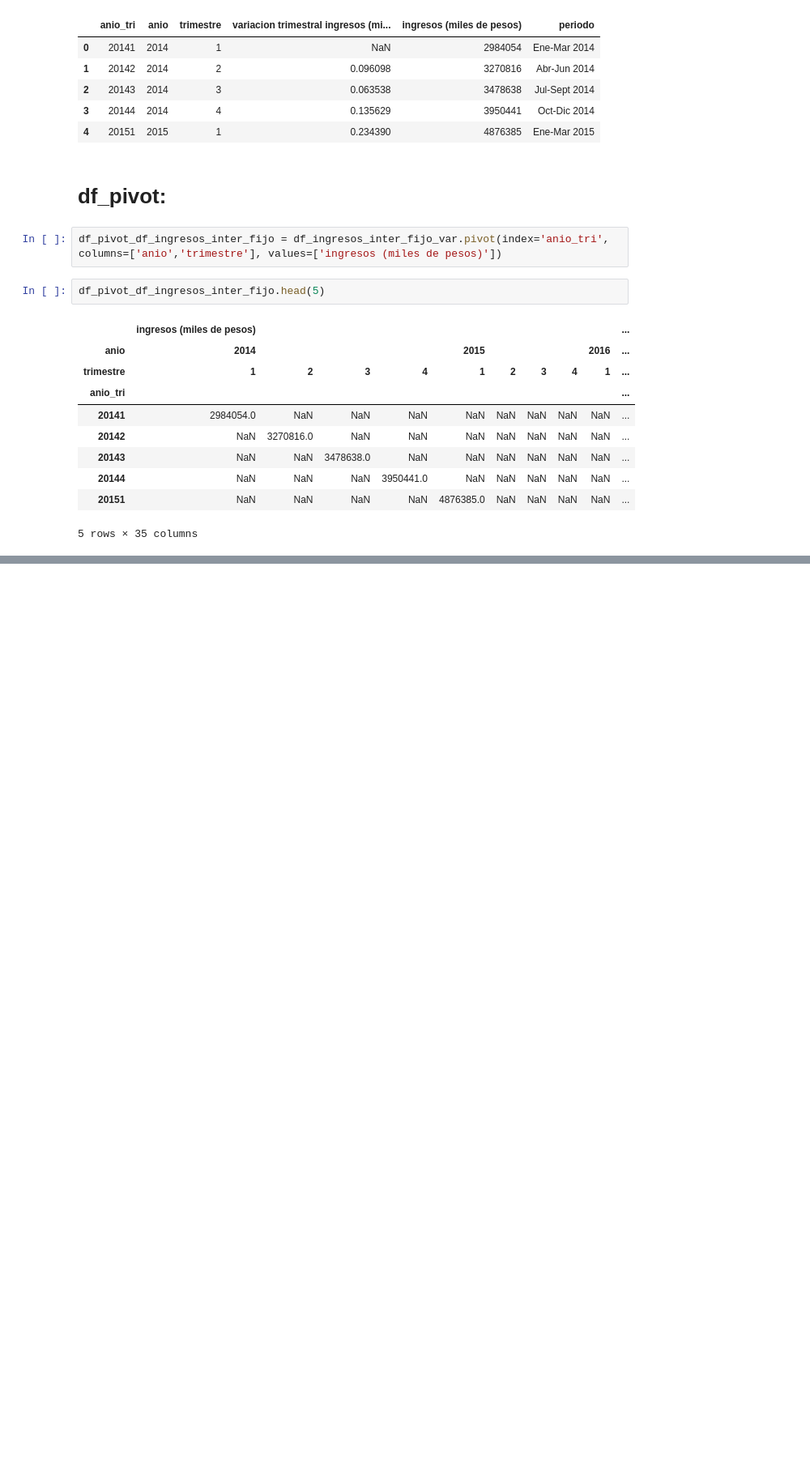
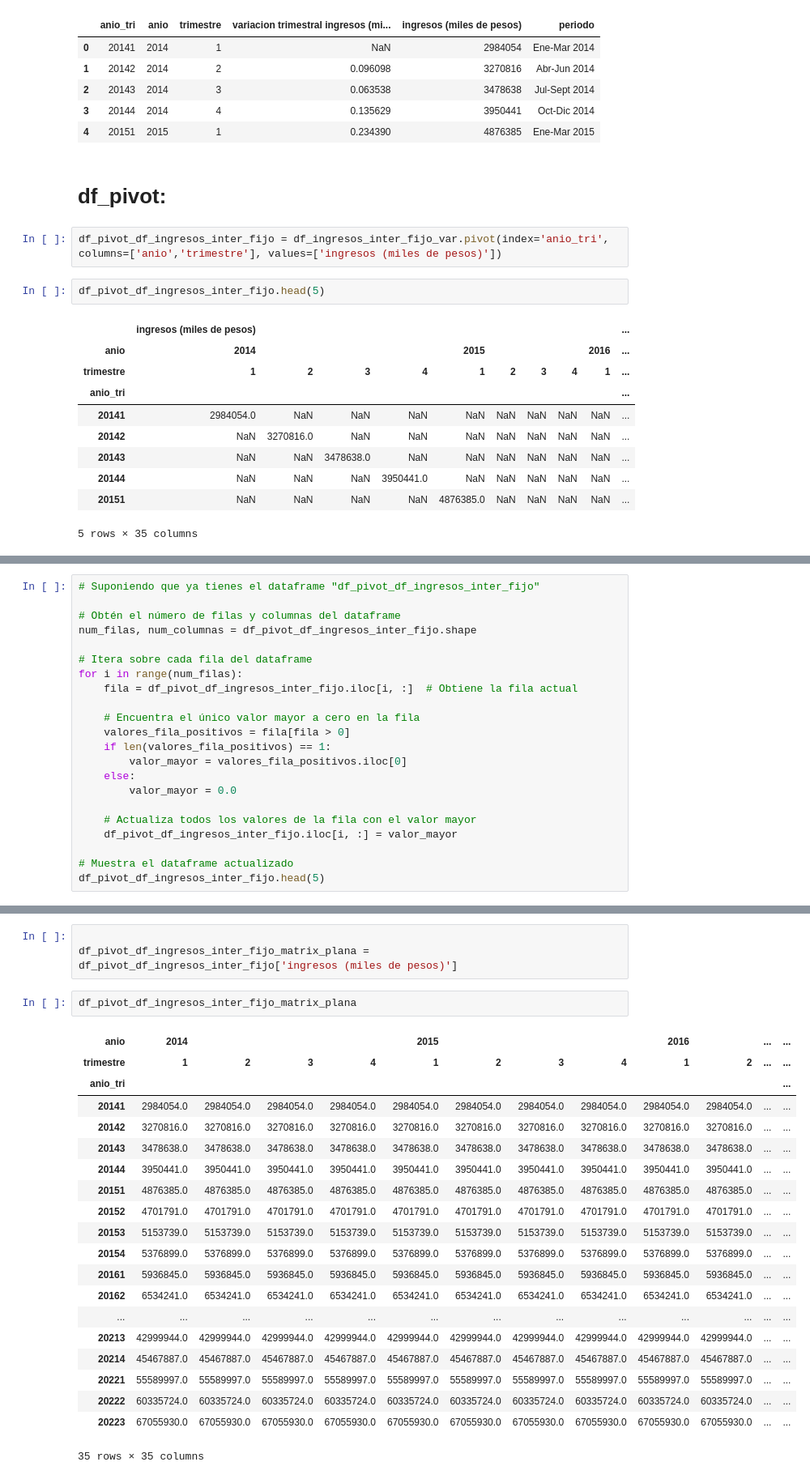
Before and after one commit to Lucaramallo/Empresa_telecomunicaciones, a Jupyter notebook: ETLs/ETL_ingresos_x_provincia_sint.ipynb, the cells around one changed output, grey strips where cells are left out. Shown at 81% size. Saved outputs shown, nothing was run; the diff lists cells and outputs as text; blank space fills up the shorter version.

```diff
--- a/ETLs/ETL_ingresos_x_provincia_sint.ipynb
+++ b/ETLs/ETL_ingresos_x_provincia_sint.ipynb
@@ -175,0 +167,22 @@ df_pivot_df_ingresos_inter_fijo.fillna(0)
+# %%
+# Suponiendo que ya tienes el dataframe "df_pivot_df_ingresos_inter_fijo"
+
+# Obtén el número de filas y columnas del dataframe
+num_filas, num_columnas = df_pivot_df_ingresos_inter_fijo.shape
+
+# Itera sobre cada fila del dataframe
+for i in range(num_filas):
+    fila = df_pivot_df_ingresos_inter_fijo.iloc[i, :]  # Obtiene la fila actual
+
+    # Encuentra el único valor mayor a cero en la fila
+    valores_fila_positivos = fila[fila > 0]
+    if len(valores_fila_positivos) == 1:
+        valor_mayor = valores_fila_positivos.iloc[0]
+    else:
+        valor_mayor = 0.0
+
+    # Actualiza todos los valores de la fila con el valor mayor
+    df_pivot_df_ingresos_inter_fijo.iloc[i, :] = valor_mayor
+
+# Muestra el dataframe actualizado
+df_pivot_df_ingresos_inter_fijo.head(5)
@@ -175,0 +286,26 @@ df_pivot_df_ingresos_inter_fijo.fillna(0)
+# %%
+
+df_pivot_df_ingresos_inter_fijo_matrix_plana = df_pivot_df_ingresos_inter_fijo['ingresos (miles de pesos)']
+# %%
+df_pivot_df_ingresos_inter_fijo_matrix_plana
+# %% [output]
+| anio | 2014 |  |  |  | 2015 |  |  |  | 2016 |  | ... | ... |
+| trimestre | 1 | 2 | 3 | 4 | 1 | 2 | 3 | 4 | 1 | 2 | ... | ... |
+| anio_tri |  |  |  |  |  |  |  |  |  |  |  | ... |
+| 20141 | 2984054.0 | 2984054.0 | 2984054.0 | 2984054.0 | 2984054.0 | 2984054.0 | 2984054.0 | 2984054.0 | 2984054.0 | 2984054.0 | ... | ... |
+| 20142 | 3270816.0 | 3270816.0 | 3270816.0 | 3270816.0 | 3270816.0 | 3270816.0 | 3270816.0 | 3270816.0 | 3270816.0 | 3270816.0 | ... | ... |
+| 20143 | 3478638.0 | 3478638.0 | 3478638.0 | 3478638.0 | 3478638.0 | 3478638.0 | 3478638.0 | 3478638.0 | 3478638.0 | 3478638.0 | ... | ... |
+| 20144 | 3950441.0 | 3950441.0 | 3950441.0 | 3950441.0 | 3950441.0 | 3950441.0 | 3950441.0 | 3950441.0 | 3950441.0 | 3950441.0 | ... | ... |
+| 20151 | 4876385.0 | 4876385.0 | 4876385.0 | 4876385.0 | 4876385.0 | 4876385.0 | 4876385.0 | 4876385.0 | 4876385.0 | 4876385.0 | ... | ... |
+| 20152 | 4701791.0 | 4701791.0 | 4701791.0 | 4701791.0 | 4701791.0 | 4701791.0 | 4701791.0 | 4701791.0 | 4701791.0 | 4701791.0 | ... | ... |
+| 20153 | 5153739.0 | 5153739.0 | 5153739.0 | 5153739.0 | 5153739.0 | 5153739.0 | 5153739.0 | 5153739.0 | 5153739.0 | 5153739.0 | ... | ... |
+| 20154 | 5376899.0 | 5376899.0 | 5376899.0 | 5376899.0 | 5376899.0 | 5376899.0 | 5376899.0 | 5376899.0 | 5376899.0 | 5376899.0 | ... | ... |
+| 20161 | 5936845.0 | 5936845.0 | 5936845.0 | 5936845.0 | 5936845.0 | 5936845.0 | 5936845.0 | 5936845.0 | 5936845.0 | 5936845.0 | ... | ... |
+| 20162 | 6534241.0 | 6534241.0 | 6534241.0 | 6534241.0 | 6534241.0 | 6534241.0 | 6534241.0 | 6534241.0 | 6534241.0 | 6534241.0 | ... | ... |
+| ... | ... | ... | ... | ... | ... | ... | ... | ... | ... | ... | ... | ... |
+| 20213 | 42999944.0 | 42999944.0 | 42999944.0 | 42999944.0 | 42999944.0 | 42999944.0 | 42999944.0 | 42999944.0 | 42999944.0 | 42999944.0 | ... | ... |
+| 20214 | 45467887.0 | 45467887.0 | 45467887.0 | 45467887.0 | 45467887.0 | 45467887.0 | 45467887.0 | 45467887.0 | 45467887.0 | 45467887.0 | ... | ... |
+| 20221 | 55589997.0 | 55589997.0 | 55589997.0 | 55589997.0 | 55589997.0 | 55589997.0 | 55589997.0 | 55589997.0 | 55589997.0 | 55589997.0 | ... | ... |
+| 20222 | 60335724.0 | 60335724.0 | 60335724.0 | 60335724.0 | 60335724.0 | 60335724.0 | 60335724.0 | 60335724.0 | 60335724.0 | 60335724.0 | ... | ... |
+| 20223 | 67055930.0 | 67055930.0 | 67055930.0 | 67055930.0 | 67055930.0 | 67055930.0 | 67055930.0 | 67055930.0 | 67055930.0 | 67055930.0 | ... | ... |
+35 rows × 35 columns
```
Also changed, not shown: parts of 13 cells of this notebook.
